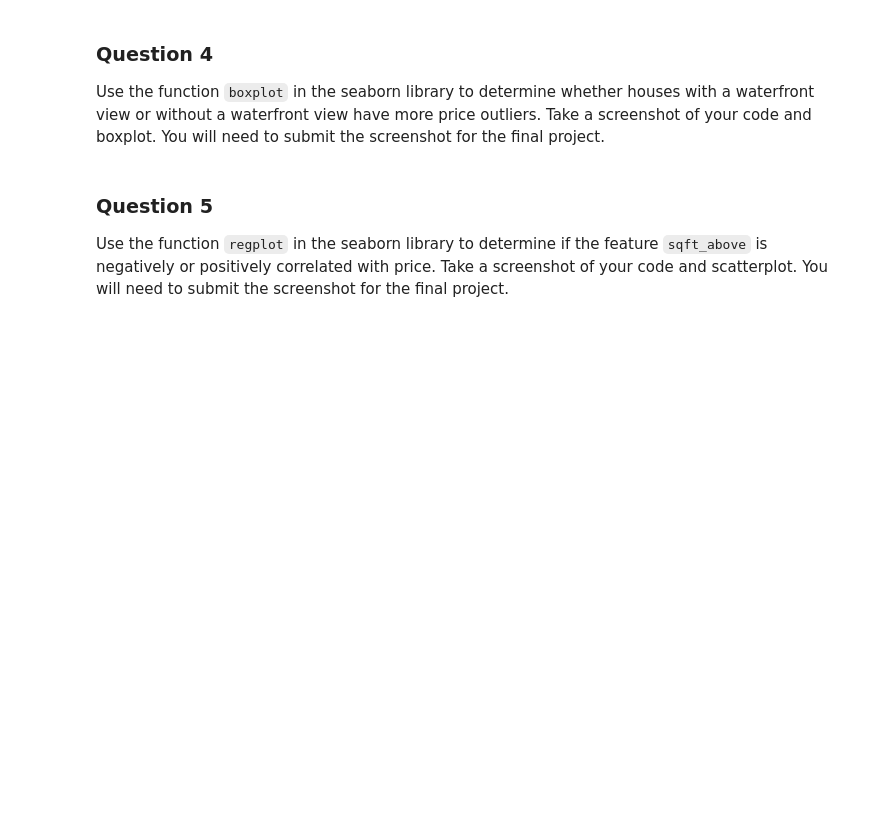
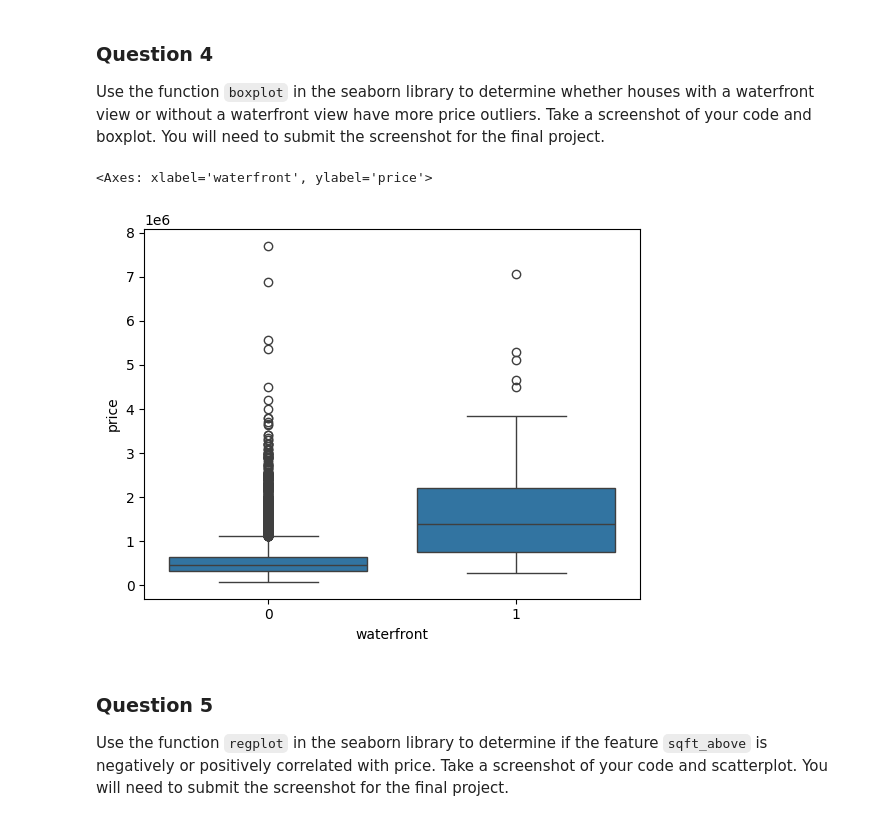
Before and after one commit to Sterling4/ibm, a Jupyter notebook: 6th/House_Sales_in_King_Count_USA.ipynb, the cells around one changed output. Saved outputs shown, nothing was run; the diff lists cells and outputs as text; code cells hidden in the pictures; blank space fills up the shorter version.

```diff
--- a/6th/House_Sales_in_King_Count_USA.ipynb
+++ b/6th/House_Sales_in_King_Count_USA.ipynb
@@ -133,3 +174,4 @@ df.describe()
 Drop the columns <code>"id"</code>  and <code>"Unnamed: 0"</code> from axis 1 using the method <code>drop()</code>, then use the method <code>describe()</code> to obtain a statistical summary of the data. Make sure the <code>inplace</code> parameter is set to <code>True</code>. Take a screenshot of your code and output. You will need to submit the screenshot for the final project.
 # %%
 #Enter Your Code, Execute and take the Screenshot
+df.drop(columns=["Unnamed: 0","id"], inplace=True)
@@ -163,6 +258,11 @@ Use the method <code>value_counts</code> to count the number of houses with uniq
 ### Question 4
 
 Use the function <code>boxplot</code> in the seaborn library  to  determine whether houses with a waterfront view or without a waterfront view have more price outliers. Take a screenshot of your code and boxplot. You will need to submit the screenshot for the final project.
+# %%
+sns.boxplot(x="waterfront", y="price", data = df)
+# %% [output]
+<Axes: xlabel='waterfront', ylabel='price'>
+[figure, added]
 # %% [markdown]
 ### Question 5
 
```
Also changed, not shown: parts of 24 cells of this notebook, 9 other files.
